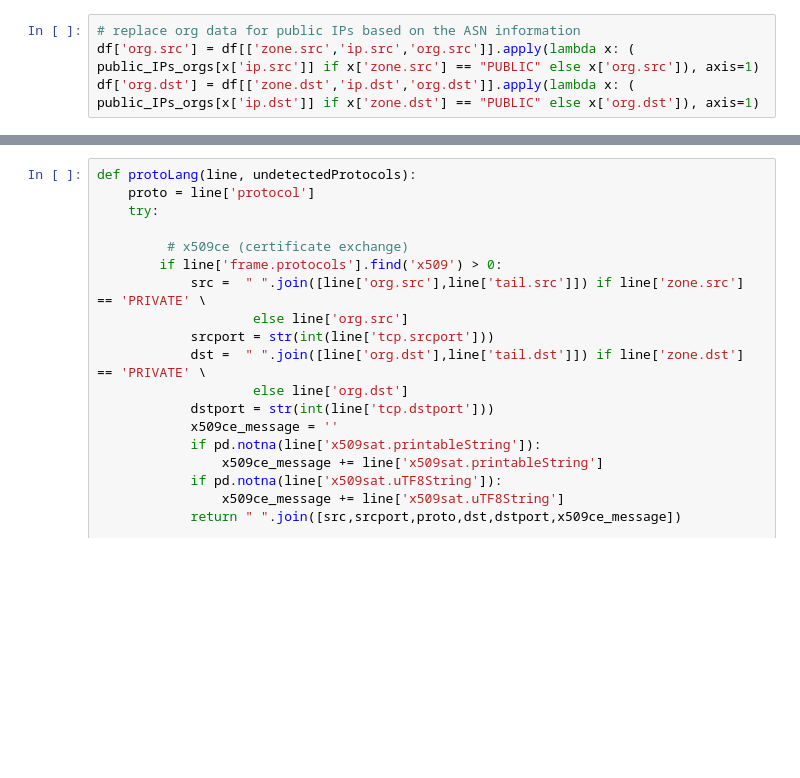
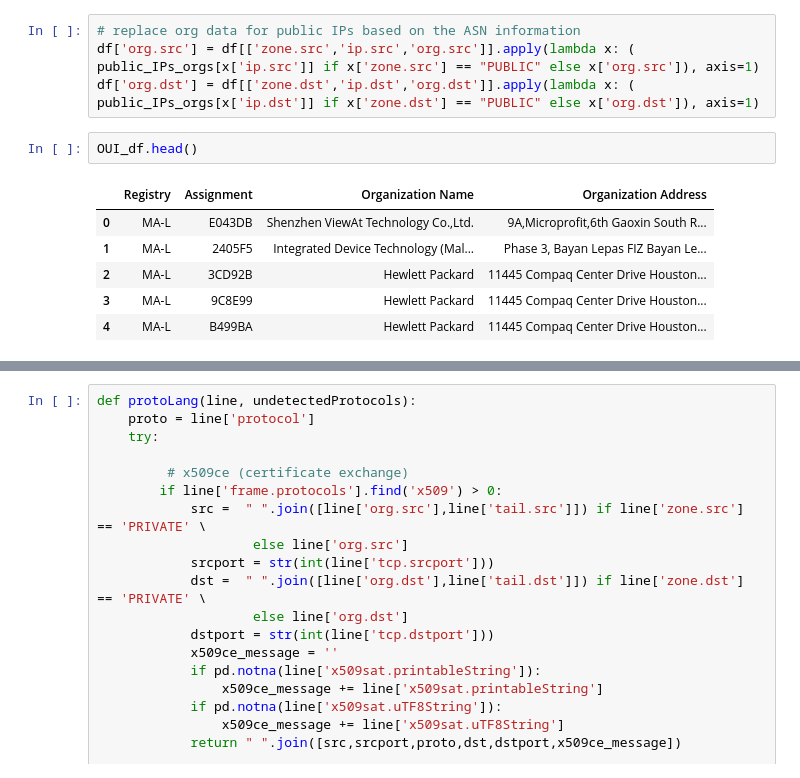
Before and after one commit to daghan/W210-IoT, a Jupyter notebook: IoT3-1.ipynb, the cells around one changed output, grey strips where cells are left out. Saved outputs shown, nothing was run; the diff lists cells and outputs as text; blank space fills up the shorter version.

```diff
--- a/IoT3-1.ipynb
+++ b/IoT3-1.ipynb
@@ -115,6 +131,15 @@ for ip in public_IPs:
 # replace org data for public IPs based on the ASN information
 df['org.src'] = df[['zone.src','ip.src','org.src']].apply(lambda x: ( public_IPs_orgs[x['ip.src']] if x['zone.src'] == "PUBLIC" else x['org.src']), axis=1)
 df['org.dst'] = df[['zone.dst','ip.dst','org.dst']].apply(lambda x: ( public_IPs_orgs[x['ip.dst']] if x['zone.dst'] == "PUBLIC" else x['org.dst']), axis=1)
+# %%
+OUI_df.head()
+# %% [output]
+|  | Registry | Assignment | Organization Name | Organization Address |
+| 0 | MA-L | E043DB | Shenzhen ViewAt Technology Co.,Ltd. | 9A,Microprofit,6th Gaoxin South R... |
+| 1 | MA-L | 2405F5 | Integrated Device Technology (Mal... | Phase 3, Bayan Lepas FIZ Bayan Le... |
+| 2 | MA-L | 3CD92B | Hewlett Packard | 11445 Compaq Center Drive Houston... |
+| 3 | MA-L | 9C8E99 | Hewlett Packard | 11445 Compaq Center Drive Houston... |
+| 4 | MA-L | B499BA | Hewlett Packard | 11445 Compaq Center Drive Houston... |
 # %%
 df['frame.protocols'].value_counts()
 # %% [output]
```
Also changed, not shown: parts of 11 cells of this notebook, 4 other files.
